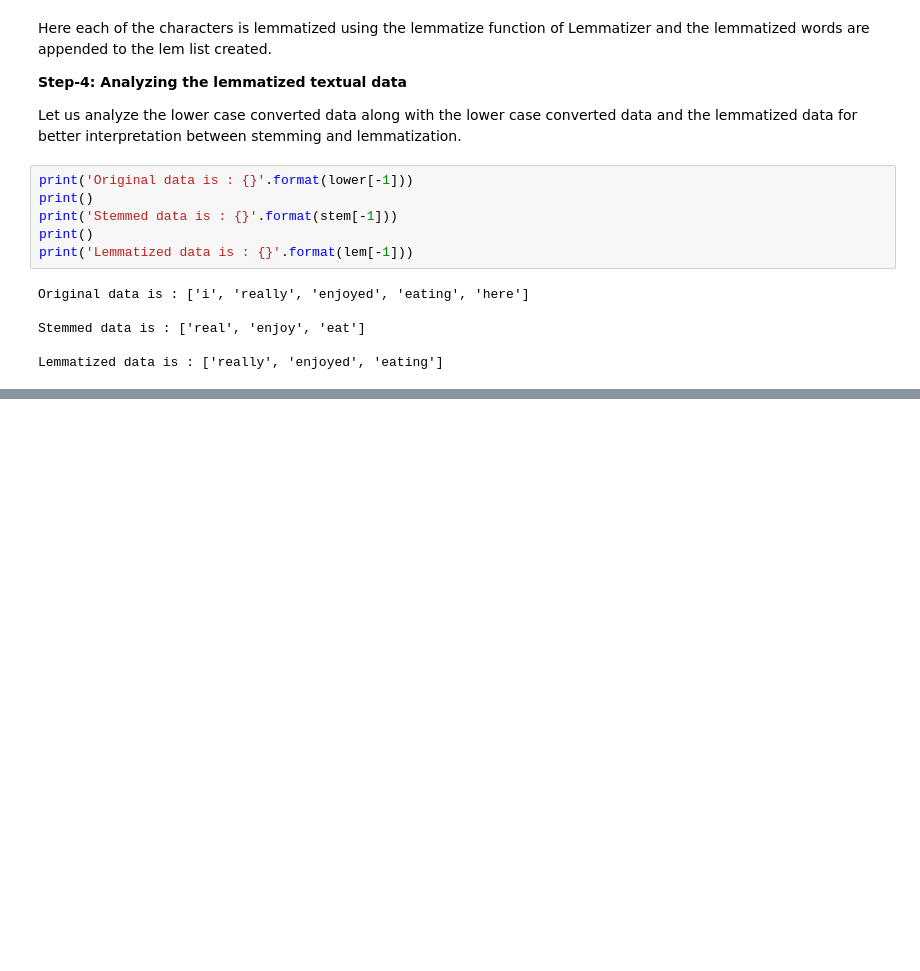
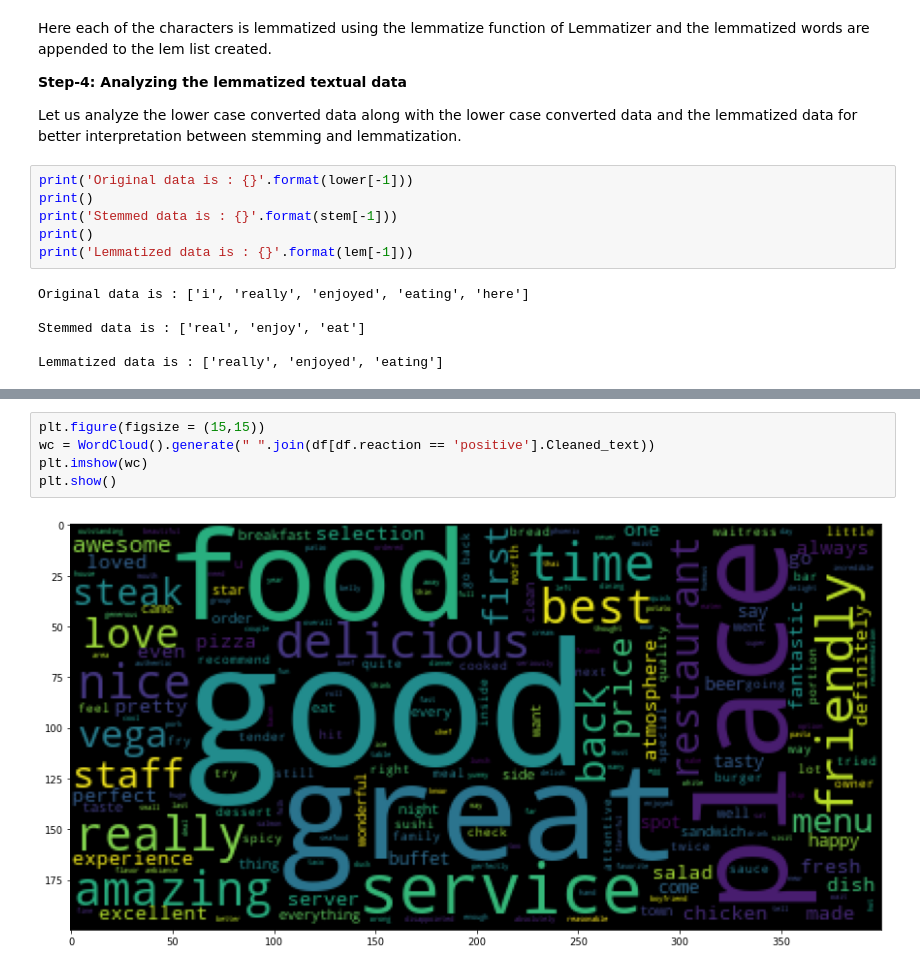
Before and after one commit to ArunMunagala7/machinehack-exercises, a Jupyter notebook: text-preprocessing-and-analytics-machinehack.ipynb, the cells around one changed output, grey strips where cells are left out. Saved outputs shown, nothing was run; the diff lists cells and outputs as text; blank space fills up the shorter version.

```diff
--- a/text-preprocessing-and-analytics-machinehack.ipynb
+++ b/text-preprocessing-and-analytics-machinehack.ipynb
@@ -354,0 +401,7 @@ Lemmatized data is : ['really', 'enjoyed', 'eating']
+# %%
+plt.figure(figsize = (15,15))
+wc = WordCloud().generate(" ".join(df[df.reaction == 'positive'].Cleaned_text))
+plt.imshow(wc)
+plt.show()
+# %% [output]
+[figure, added]
```
Also changed, not shown: parts of 31 cells of this notebook.
